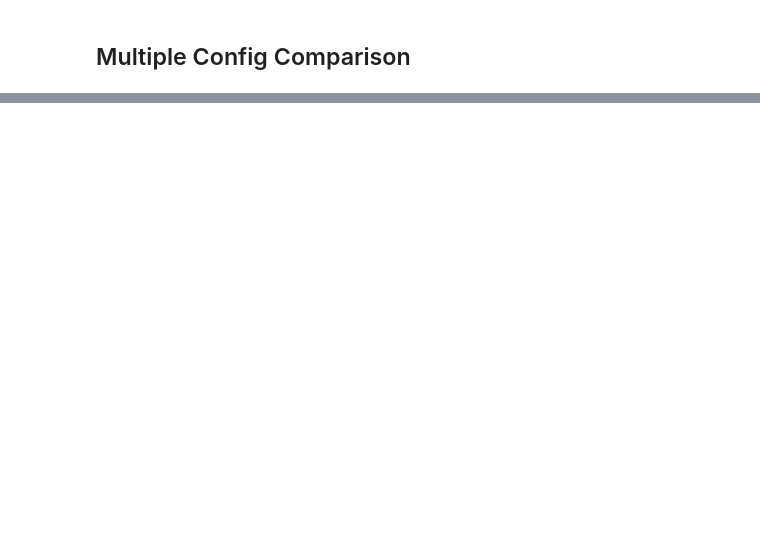
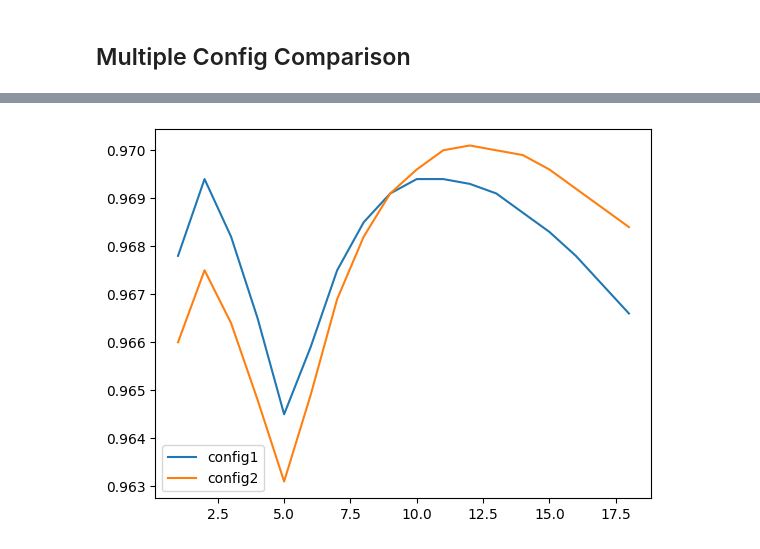
Before and after one commit to grkidwell/pdis_2or3lvl_bb, a Jupyter notebook: pdis_2or3lvl_buckboost.ipynb, the cells around one changed output, grey strips where cells are left out. Cells and saved outputs as stored; diff of their text form; code cells hidden in the pictures; blank space fills up the shorter version.

```diff
--- a/pdis_2or3lvl_buckboost.ipynb
+++ b/pdis_2or3lvl_buckboost.ipynb
@@ -265,0 +354,5 @@ Name: total, dtype: object
+# %%
+df_all.df.drop([0],inplace=True)
+df_all.parametric_plot('efficiency') #,logx=True)
+# %% [output]
+[figure, added]
```
Also changed, not shown: parts of 45 cells of this notebook, 13 other files.
